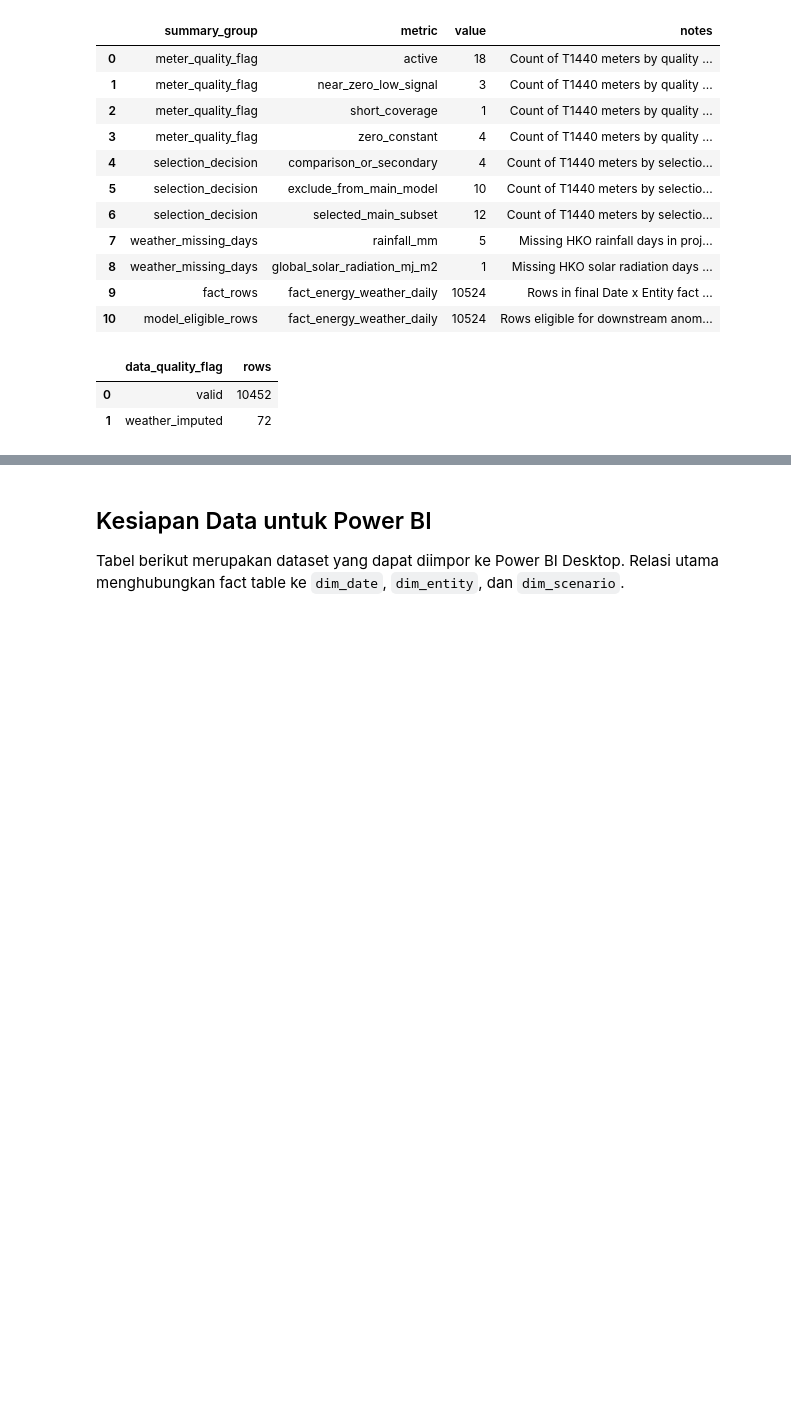
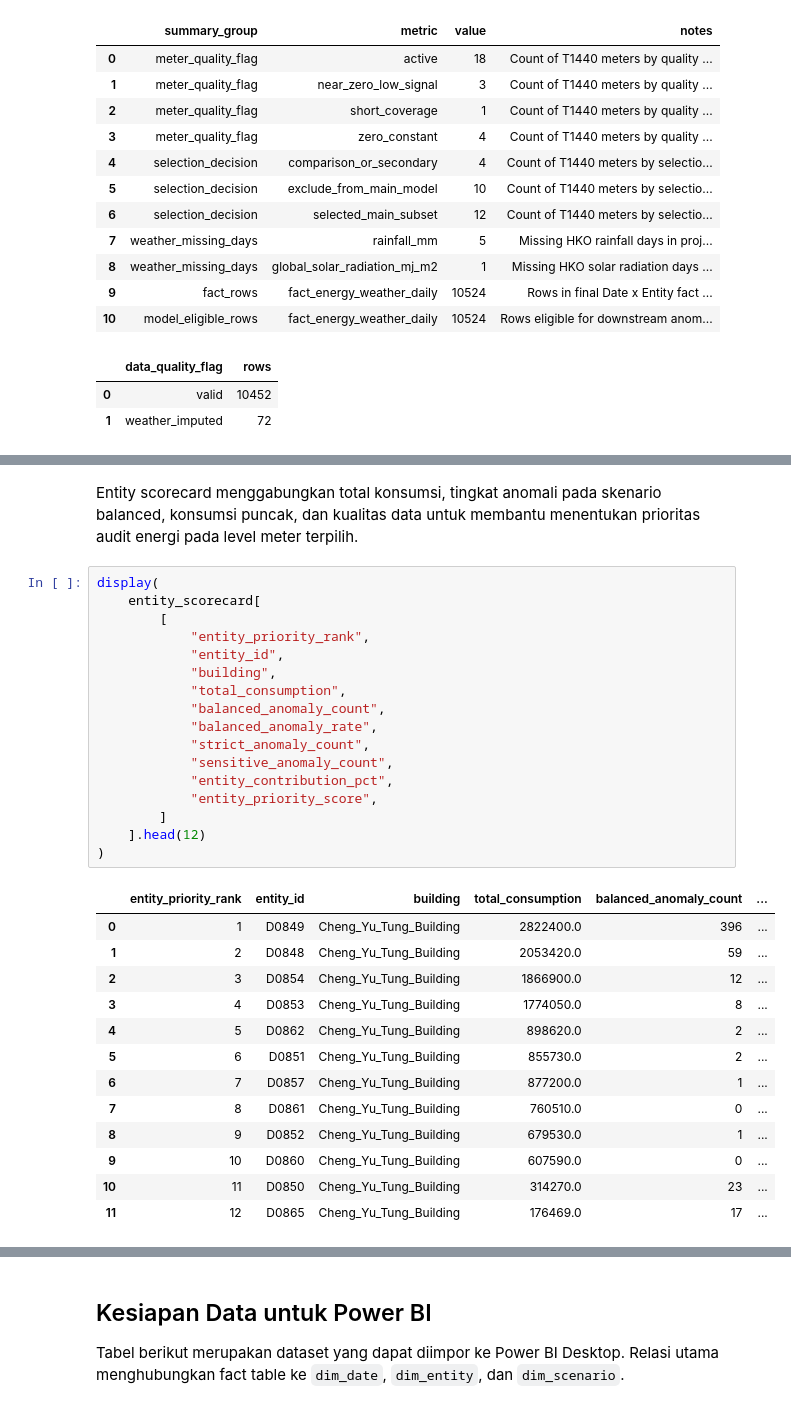
Before and after one commit to khalshaqzzy/Kelompok08_DataAnalytics_TugasBesar, a Jupyter notebook: notebooks/energy_analytics_osemn.ipynb, the cells around one changed output, grey strips where cells are left out. Cells and saved outputs as stored; diff of their text form; blank space fills up the shorter version.

```diff
--- a/notebooks/energy_analytics_osemn.ipynb
+++ b/notebooks/energy_analytics_osemn.ipynb
@@ -171,0 +278,33 @@ display(fact["data_quality_flag"].value_counts().rename_axis("data_quality_flag"
+# %% [markdown]
+Entity scorecard menggabungkan total konsumsi, tingkat anomali pada skenario balanced, konsumsi puncak, dan kualitas data untuk membantu menentukan prioritas audit energi pada level meter terpilih.
+# %%
+display(
+    entity_scorecard[
+        [
+            "entity_priority_rank",
+            "entity_id",
+            "building",
+            "total_consumption",
+            "balanced_anomaly_count",
+            "balanced_anomaly_rate",
+            "strict_anomaly_count",
+            "sensitive_anomaly_count",
+            "entity_contribution_pct",
+            "entity_priority_score",
+        ]
+    ].head(12)
+)
+# %% [output]
+|  | entity_priority_rank | entity_id | building | total_consumption | balanced_anomaly_count | ... |
+| 0 | 1 | D0849 | Cheng_Yu_Tung_Building | 2822400.0 | 396 | ... |
+| 1 | 2 | D0848 | Cheng_Yu_Tung_Building | 2053420.0 | 59 | ... |
+| 2 | 3 | D0854 | Cheng_Yu_Tung_Building | 1866900.0 | 12 | ... |
+| 3 | 4 | D0853 | Cheng_Yu_Tung_Building | 1774050.0 | 8 | ... |
+| 4 | 5 | D0862 | Cheng_Yu_Tung_Building | 898620.0 | 2 | ... |
+| 5 | 6 | D0851 | Cheng_Yu_Tung_Building | 855730.0 | 2 | ... |
+| 6 | 7 | D0857 | Cheng_Yu_Tung_Building | 877200.0 | 1 | ... |
+| 7 | 8 | D0861 | Cheng_Yu_Tung_Building | 760510.0 | 0 | ... |
+| 8 | 9 | D0852 | Cheng_Yu_Tung_Building | 679530.0 | 1 | ... |
+| 9 | 10 | D0860 | Cheng_Yu_Tung_Building | 607590.0 | 0 | ... |
+| 10 | 11 | D0850 | Cheng_Yu_Tung_Building | 314270.0 | 23 | ... |
+| 11 | 12 | D0865 | Cheng_Yu_Tung_Building | 176469.0 | 17 | ... |
```
Also changed, not shown: parts of 11 cells of this notebook, 12 other files.
